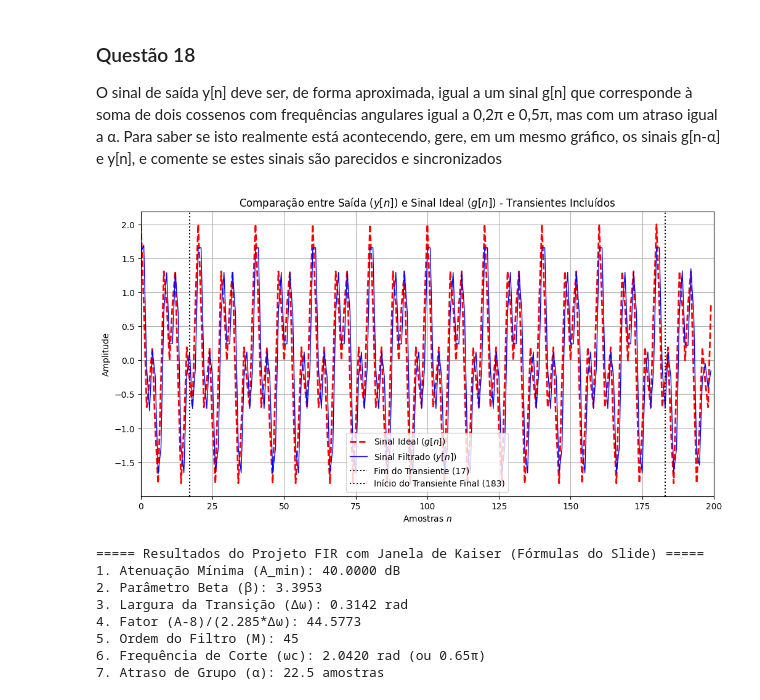
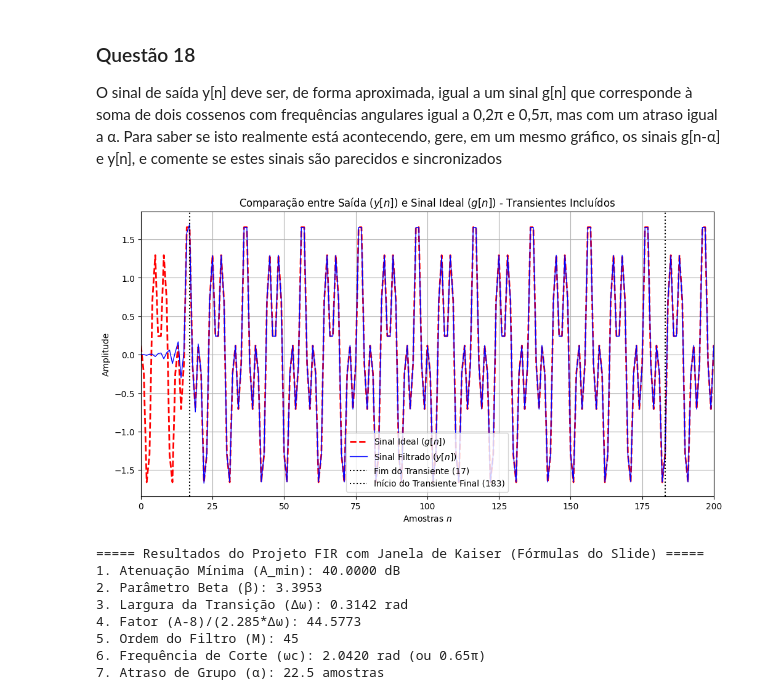
Before and after one commit to RyamLael/Processamento-digital-de-sinais, a Jupyter notebook: RyamLaelOliveira.ipynb, the cells around one changed output. Cells and saved outputs as stored; diff of their text form; code cells hidden in the pictures.

```diff
--- a/trabalho 01 - Filtros de Fase Linear e Janelamento.ipynb
+++ b/RyamLaelOliveira.ipynb
@@ -1028,7 +1028,7 @@ forma de comentário em seu código, se o módulo da Transformada de Fourier do
 filtrado está de acordo com o esperado.
 # %%
 # Filtragem: Convolução y[n] = x[n] * h[n]
-y_n = np.convolve(x_n, h_n, mode="same")
+y_n = np.convolve(x_n, h_n, mode="full")
 
 # Cálculo da transformada de Fourier (FFT) da Saída y[n]
 
@@ -1039,12 +1039,12 @@ Y_f = np.fft.fft(y_n, N_FFT)
 # Reordenando para ficar simétrico (frescura do python)
 Y_shift = np.fft.fftshift(Y_f)
 
+# Módulo em dB
+Y_dB = 20 * np.log10(np.abs(Y_shift) + 1e-12)
+
 # Eixo de frequências simétrico: [-pi, pi]
 omega = np.linspace(-np.pi, np.pi, N_FFT, endpoint=False)
 omega_norm = omega / np.pi
-
-# Módulo em dB
-Y_dB = 20 * np.log10(np.abs(Y_shift) + 1e-12)
 
 # Gráfico do Módulo da Transformada de Fourier da Saída y[n]
 plt.figure(figsize=(10, 5))
@@ -1085,37 +1085,37 @@ sincronizados
 # %%
 # Número de amostras
 N = 200
-n = np.arange(N)
+n = np.arange(len(y_n))
 
 # Atraso teórico: 16.5
 alpha = M / 2
 
-# Gerando o Sinal Ideal g[n]
-g_n = np.cos(0.2 * np.pi * n) + np.cos(0.5 * np.pi * n)
+# Gerando o Sinal Ideal g[n-alpha]
+g_n = np.cos(0.2 * np.pi * (n-alpha)) + np.cos(0.5 * np.pi * (n-alpha))
 
 # Plotagem dos Sinais
 plt.figure(figsize=(12, 6))
 
 # Plotando o sinal ideal (g[n])
 plt.plot(n, g_n, 'r--', linewidth=2, label=r'Sinal Ideal ($g[n]$)')
 
 # Plotando o sinal filtrado (y[n]).
 plt.plot(n, y_n, 'b', linewidth=1, label=r'Sinal Filtrado ($y[n]$)')
 
 # Linha vertical indicando o fim do transiente (início da região estável)
 alpha_int = int(np.ceil(alpha))
 plt.axvline(alpha_int, color='k', linestyle=':', label=f"Fim do Transiente ({alpha_int})")
 plt.axvline(N - alpha_int, color='k', linestyle=':', label=f"Início do Transiente Final ({N - alpha_int})")
 
 plt.title(f"Comparação entre Saída ($y[n]$) e Sinal Ideal ($g[n]$) - Transientes Incluídos")
 plt.xlabel("Amostras $n$")
 plt.ylabel("Amplitude")
 plt.xlim(0, N)
 plt.legend()
 plt.grid(True)
 plt.show()
 # %% [output]
-[figure, old version]
+[figure, new version]
 # %%
 import numpy as np
 
```
Also changed, not shown: parts of 1 cell of this notebook.
